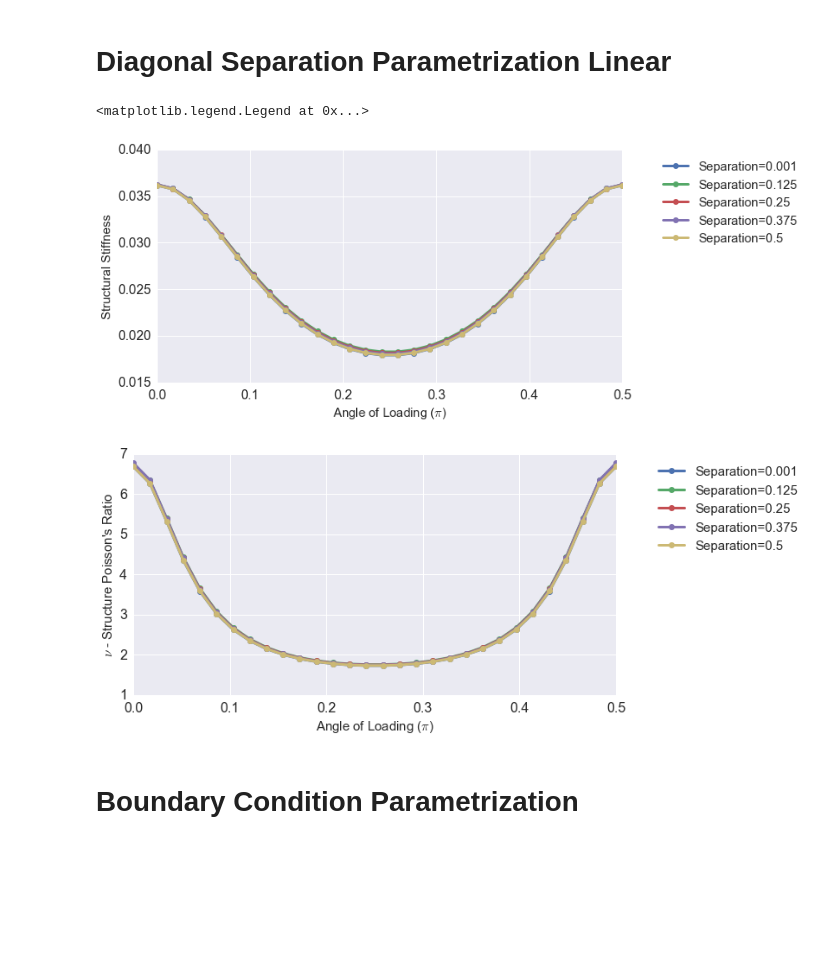
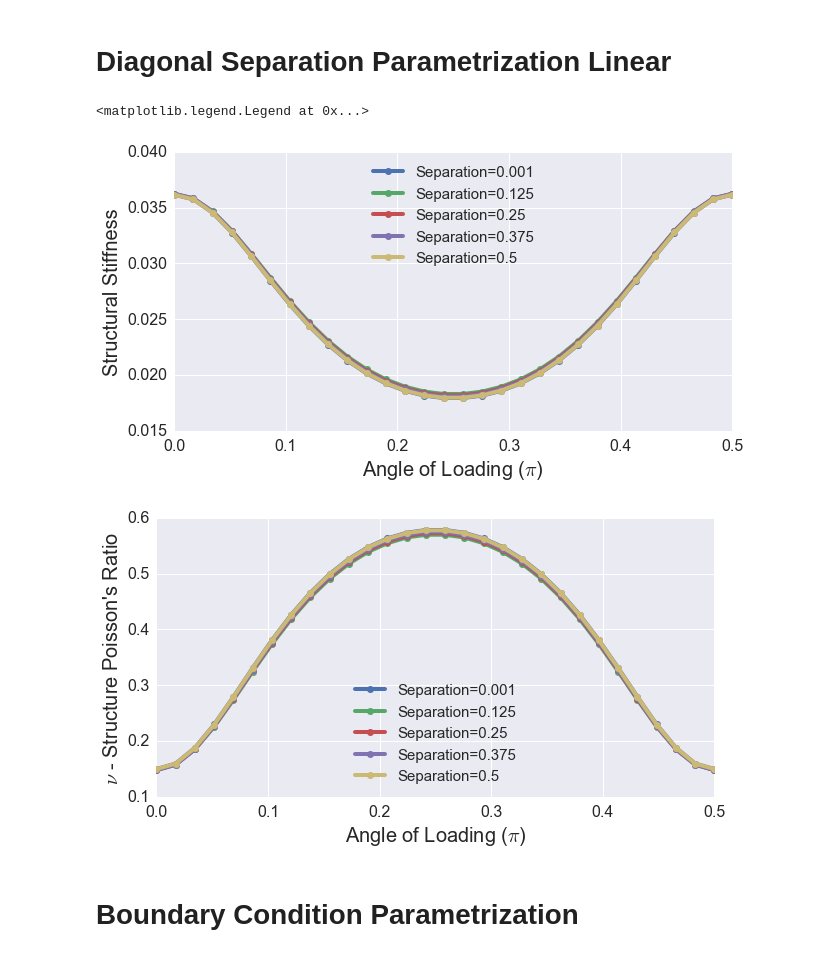
Before and after one commit to matheuscfernandes/hexactinellidsponge, a Jupyter notebook: Analysis.ipynb, the cells around one changed output. Drawn from its saved outputs; the diff is of its cells as text; code cells hidden in the pictures; blank space fills up the shorter version.

```diff
--- a/Analysis.ipynb
+++ b/Analysis.ipynb
@@ -14,12 +10,12 @@ Populating the interactive namespace from numpy and matplotlib
 # %%
-pylab.rcParams['figure.figsize'] = (10, 5)
-pylab.rcParams['xtick.labelsize'] = 16
-pylab.rcParams['ytick.labelsize'] = 16
-pylab.rcParams['axes.labelsize'] = 20
-pylab.rcParams['legend.fontsize'] = 20
-pylab.rcParams['axes.titlesize'] = 24
-pylab.rcParams['legend.frameon'] = True
-mpl.rcParams['lines.linewidth'] = 3
+plt.rcParams['figure.figsize'] = (10, 5)
+plt.rcParams['xtick.labelsize'] = 16
+plt.rcParams['ytick.labelsize'] = 16
+plt.rcParams['axes.labelsize'] = 20
+plt.rcParams['legend.fontsize'] = 15
+plt.rcParams['axes.titlesize'] = 20
+plt.rcParams['legend.frameon'] = False
+plt.rcParams['lines.linewidth'] = 4
 # %% [markdown]
 # Diagonal Separation Parametrization Linear
 # %%
@@ -39,45 +35,42 @@ for j in xrange(5):
     THETA=np.radians(table1[:,2])
 
     DXX=table1[:,3]
     DXY=table1[:,4]
     DYX=table1[:,5]
     DYY=table1[:,6]
 
     RFXX=table2[:,3]
     RFXY=table2[:,4]
     RFYX=table2[:,5]
     RFYY=table2[:,6]
 
     ETemp=np.array([])
     NuTemp=np.array([])
     THETATemp=np.array([])
     for i in xrange(len(THETA)):
         THETATemp=np.append(THETATemp,THETA[i]/pi)
         ETemp=np.append(ETemp,RFYY[i]/DYY[i])
-        NuTemp=np.append(NuTemp,-DYY[i]/DXX[i])
+        NuTemp=np.append(NuTemp,-DXX[i]/DYY[i])
     if j==0:E=[ETemp];Nu=[NuTemp]
     else: E=np.append(E,[ETemp],axis=0);Nu=np.append(Nu,[NuTemp],axis=0)
     plt.figure(1)
     plt.plot(THETATemp,ETemp,'-o',label='Separation='+str(Separation))
     plt.figure(2)
     plt.plot(THETATemp,NuTemp,'-o',label='Separation='+str(Separation))
 
 plt.figure(1)
-sns.set(font_scale=1.5)
-plt.xlabel(r'Angle of Loading ($\pi$)',fontsize=15)
-plt.ylabel(r'Structural Stiffness',fontsize=15)
-plt.legend(bbox_to_anchor=(1.4, 1))
-
+plt.xlabel(r'Angle of Loading ($\pi$)')
+plt.ylabel(r'Structural Stiffness')
+plt.legend(loc=9)
 
 plt.figure(2)
-sns.set(font_scale=1.5)
-plt.xlabel(r'Angle of Loading ($\pi$)',fontsize=15)
-plt.ylabel(r"$\nu$ - Structure Poisson's Ratio",fontsize=15)
-plt.legend(bbox_to_anchor=(1.4, 1))
+plt.xlabel(r'Angle of Loading ($\pi$)')
+plt.ylabel(r"$\nu$ - Structure Poisson's Ratio")
+plt.legend(loc=8)
 # %% [output]
 <matplotlib.legend.Legend at 0x...>
-[figure, old version]
+[figure, new version]
-[figure, old version]
+[figure, new version]
 # %% [markdown]
 # Boundary Condition Parametrization
 # %%
```
Also changed, not shown: parts of 1 cell of this notebook, 1 other file.
